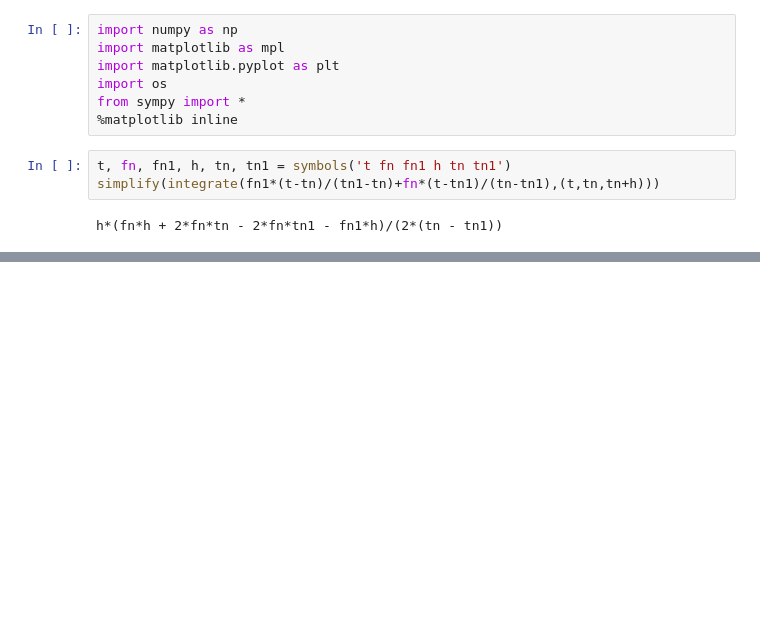
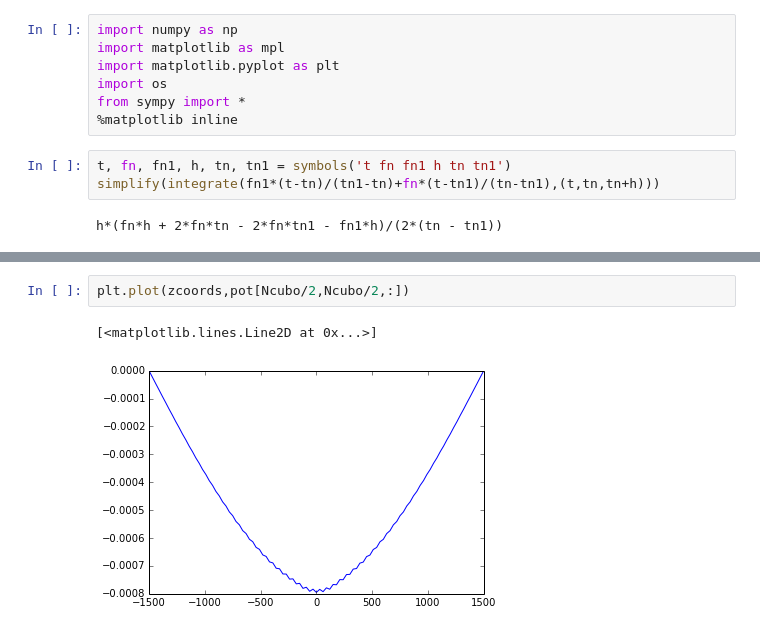
Before and after one commit to deolaya1318/MC, a Jupyter notebook: Tareas/HW6/HW6.ipynb, the cells around one changed output, grey strips where cells are left out. Saved outputs shown, nothing was run; the diff lists cells and outputs as text; blank space fills up the shorter version.

```diff
--- a/Tareas/HW6/HW6.ipynb
+++ b/Tareas/HW6/HW6.ipynb
@@ -53,0 +61,5 @@ plt.ylim(ymin,ymax)
+# %%
+plt.plot(zcoords,pot[Ncubo/2,Ncubo/2,:])
+# %% [output]
+[<matplotlib.lines.Line2D at 0x...>]
+[figure, added]
```
Also changed, not shown: parts of 3 cells of this notebook.
